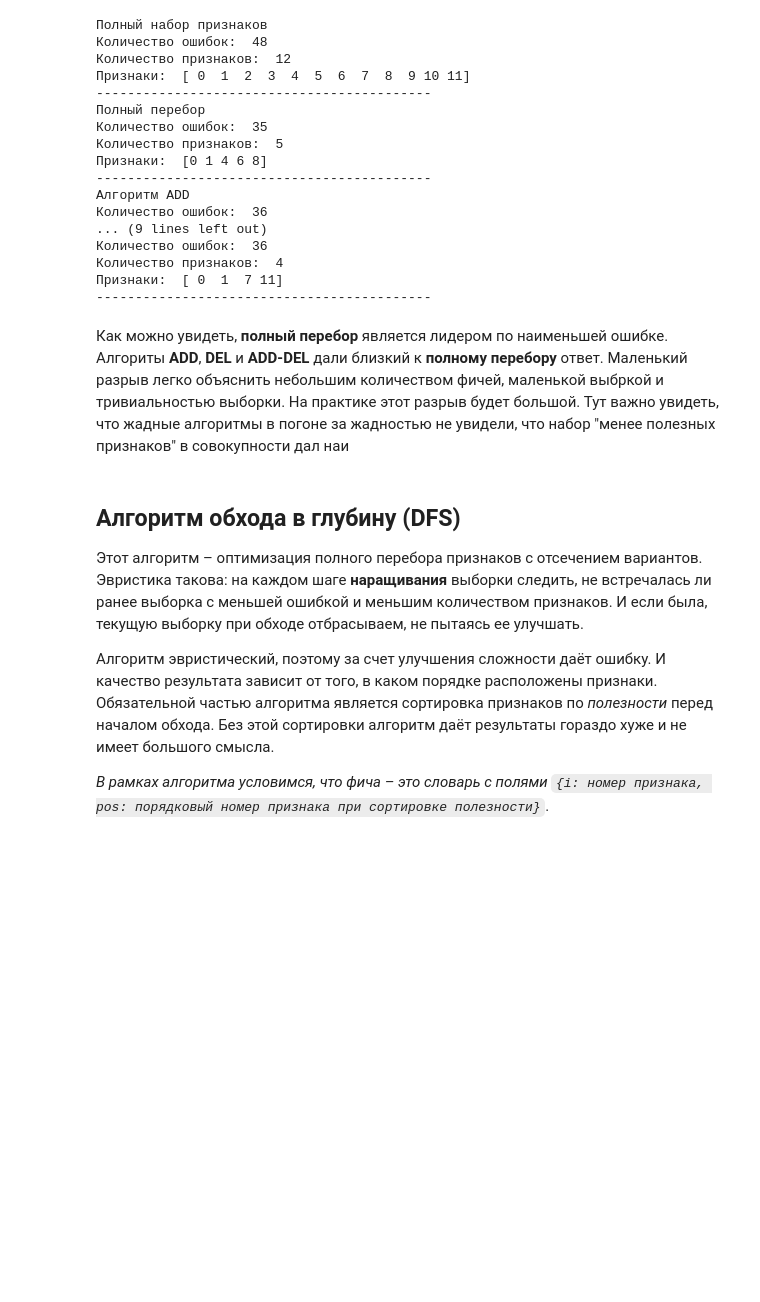
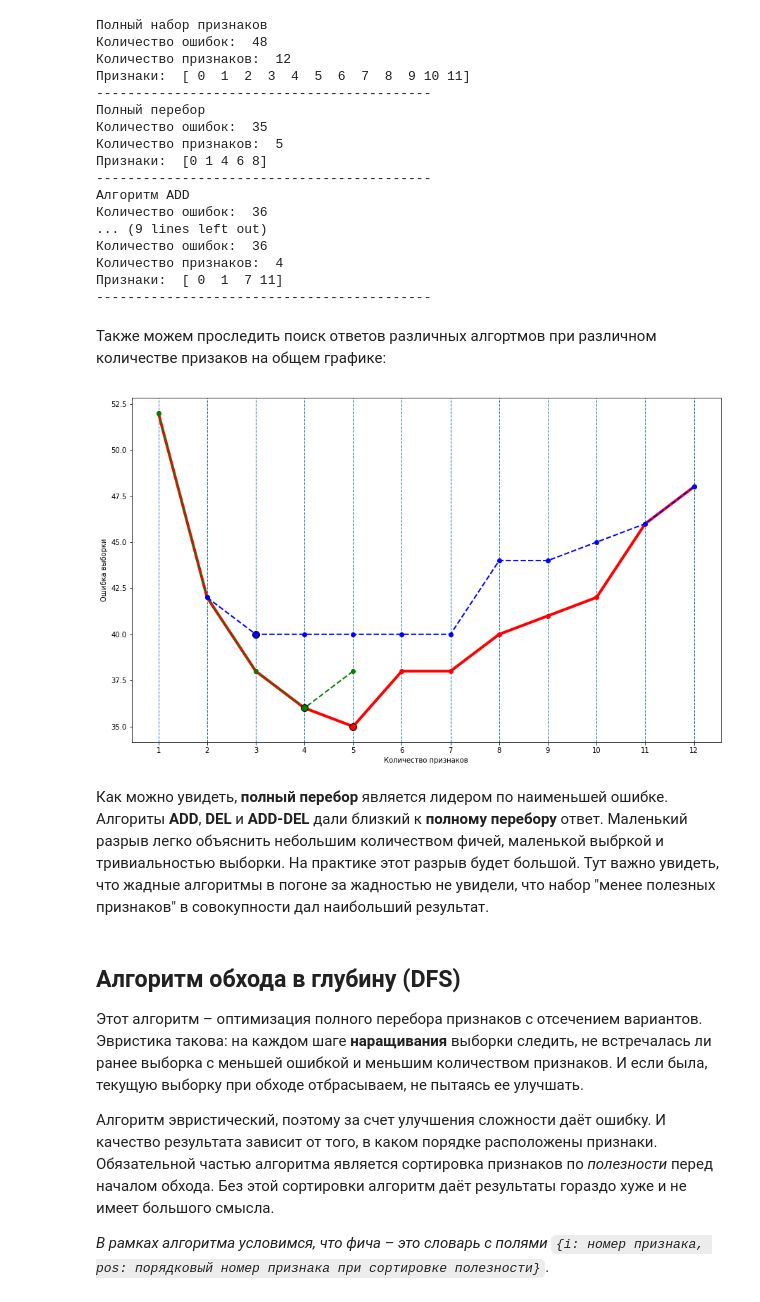
Before and after one commit to Dmitriy-kiselyov/MachineLearning, a Jupyter notebook: ipynb/feature_selection.ipynb, the cells around one changed output. Drawn from its saved outputs; the diff is of its cells as text; code cells hidden in the pictures; blank space fills up the shorter version.

```diff
--- a/ipynb/feature_selection.ipynb
+++ b/ipynb/feature_selection.ipynb
@@ -230,11 +323,26 @@ __log("Алгоритм ADD-DEL", selection_add_del(dataset))
 Количество признаков:  4
 Признаки:  [ 0  1  7 11]
 -------------------------------------------
+# %% [markdown]
+Также можем проследить поиск ответов различных алгортмов при различном количестве призаков на общем графике:
+# %%
+from feature_selection.plot import make_compare_plot
+
+dataset = datasets.load_breast_cancer()
+feature_count = 12
+dataset.data = dataset.data[:, :feature_count]
+
+make_compare_plot(dataset, selection_full_search(dataset), draw_ticks=True, linewidth=4)
+make_compare_plot(dataset, selection_add(dataset), color='green', linestyle='--')
+make_compare_plot(dataset, selection_del(dataset), color='blue', linestyle='--')
+plot.show()
+# %% [output]
+[figure, added]
 # %% [markdown]
 Как можно увидеть, **полный перебор** является лидером по наименьшей ошибке. Алгориты **ADD**, **DEL** и **ADD-DEL** дали
 близкий к **полному перебору** ответ. Маленький разрыв легко объяснить небольшим количеством фичей, маленькой выбркой и
 тривиальностью выборки. На практике этот разрыв будет большой. Тут важно увидеть, что жадные алгоритмы в погоне за жадностью
-не увидели, что набор "менее полезных признаков" в совокупности дал наи
+не увидели, что набор "менее полезных признаков" в совокупности дал наибольший результат.
 # %% [markdown]
 ## Алгоритм обхода в глубину (DFS)
 
```
Also changed, not shown: parts of 15 cells of this notebook, 5 other files.
